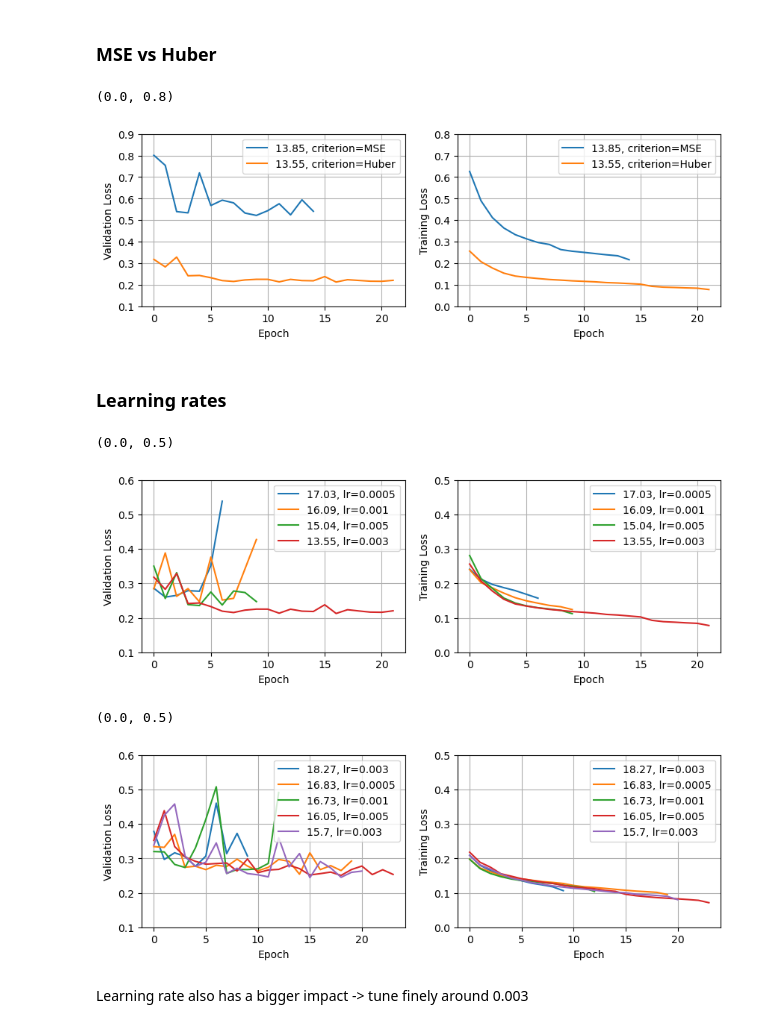
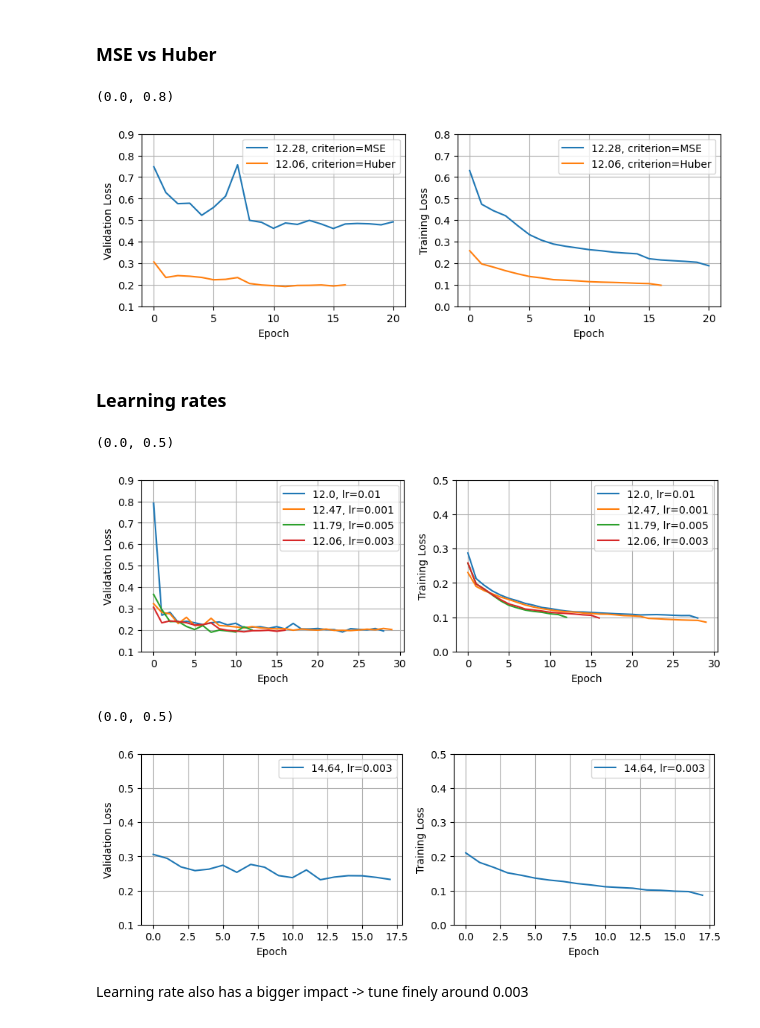
Before and after one commit to yazidhannachi/DLAM-Group6, a Jupyter notebook: submission_template/analysis.ipynb, the cells around one changed output. Cells and saved outputs as stored; diff of their text form; code cells hidden in the pictures.

```diff
--- a/submission_template/analysis.ipynb
+++ b/submission_template/analysis.ipynb
@@ -19,7 +19,8 @@ df_runs = mlflow.search_runs(
     experiment_names=["single_chunk_forecast", "autoregressive_forecast"]
 )
 
-summary_table = df_runs.query("(status=='FINISHED')")#.sort_values(by="metrics.best_val_loss")
+cutoff = pd.Timestamp("2026-08-31", tz="UTC")
+summary_table = df_runs.query("(status=='FINISHED') & (start_time >= @cutoff)")#.sort_values(by="metrics.best_val_loss")
 # %%
 summary_table.sort_values(by='metrics.val_MSE_rescaled')
 # %% [output]
@@ -237,12 +229,18 @@ Windows seem to have a big impact on performance => finer search worth it before
 ### MSE vs Huber
 # %%
 subset = summary_table.query("""`params.shared.seq_len`=='720' &\
-`params.shared.pred_len`=='8' &\
 `experiment_id`=='1' &\
+`params.shared.pred_len`=='4' &\
 `params.training.loss_weighted`.isna() &\
 `params.data.stride`=='12' &\
 `params.training.optimizer_kwargs.lr`=='0.003' &\
-`params.model.model_kwargs.kwargs.xlstm_num_heads`=='8'""")
+`params.model.model_kwargs.kwargs.xlstm_num_heads`=='8' &\
+`params.data.input`=='all' &\
+`params.model.prior`.isna() &\
+`params.training.loss_on`=='target' &\
+`params.model.model_kwargs.kwargs.xlstm_embedding_dim`.isna() &\
+`params.data.add_trailing_stats`.isna() &\
+`params.model.model_kwargs.kwargs.xlstm_num_blocks`=='1'""")
 subset
 #paths=subset.loc[:,summary_table.columns.to_series().str.startswith("params.save_dir")]
 #subset.loc[:,summary_table.columns.to_series().str.startswith("metrics.val_MSE_rescaled")]
@@ -251,25 +249,32 @@ axs[0].set_ylim(0.1, 0.9)
 axs[1].set_ylim(0, 0.8)
 # %% [output]
 (0.0, 0.8)
-[figure, old version]
+[figure, new version]
 # %% [markdown]
 ### Learning rates
 # %%
 subset = summary_table.query("""`params.shared.seq_len`=='720' &\
-`params.shared.pred_len`=='8' &\
+`params.shared.pred_len`=='4' &\
 `experiment_id`=='1' &\
 `params.shared.criterion`=='Huber' &\
 `params.training.loss_weighted`.isna() &\
 `params.data.stride`=='12' &\
-`params.model.model_kwargs.kwargs.xlstm_num_heads`=='8'""")
+`params.model.model_kwargs.kwargs.xlstm_embedding_dim`.isna() &\
+`params.model.model_kwargs.kwargs.xlstm_num_heads`=='8' &\
+`params.data.input`=='all' &\
+`params.model.prior`.isna() &\
+`params.training.loss_on`=='target' &\
+`params.model.model_kwargs.kwargs.xlstm_embedding_dim`.isna() &\
+`params.data.add_trailing_stats`.isna() &\
+`params.model.model_kwargs.kwargs.xlstm_num_blocks`=='1'""")
 #paths=subset.loc[:,summary_table.columns.to_series().str.startswith("params.save_dir")]
 #subset.loc[:,summary_table.columns.to_series().str.startswith("metrics.val_MSE_rescaled")]
 fig, axs = plot_subset(subset, param_of_interest="params.training.optimizer_kwargs.lr")
-axs[0].set_ylim(0.1, 0.6)
+axs[0].set_ylim(0.1, 0.9)
 axs[1].set_ylim(0, 0.5)
 # %% [output]
 (0.0, 0.5)
-[figure, old version]
+[figure, new version]
 # %%
 subset = summary_table.query("""`params.shared.seq_len`=='1440' &\
 `params.shared.pred_len`=='12' &\
@@ -285,7 +290,7 @@ axs[0].set_ylim(0.1, 0.6)
 axs[1].set_ylim(0, 0.5)
 # %% [output]
 (0.0, 0.5)
-[figure, old version]
+[figure, new version]
 # %% [markdown]
 Learning rate also has a bigger impact -> tune finely around 0.003
 # %% [markdown]
```
Also changed, not shown: parts of 15 cells of this notebook.
